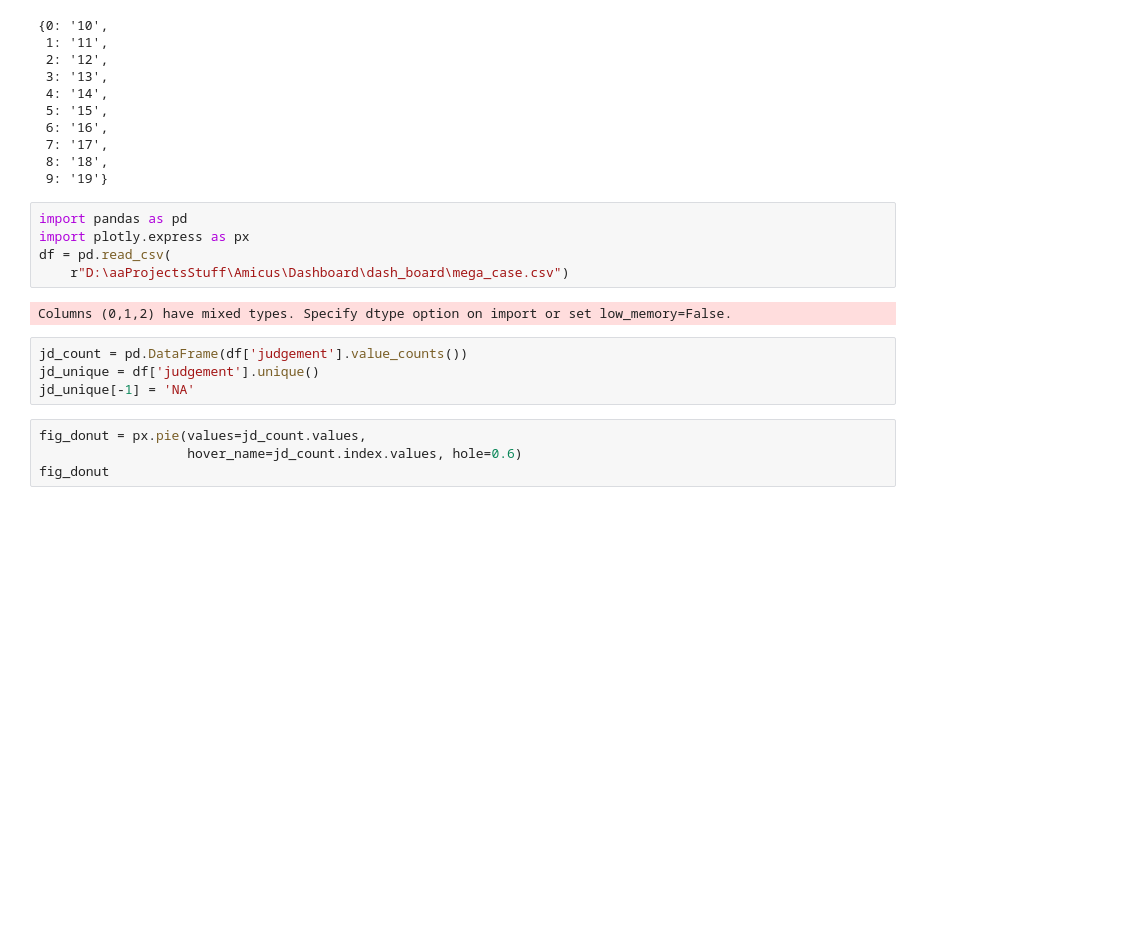
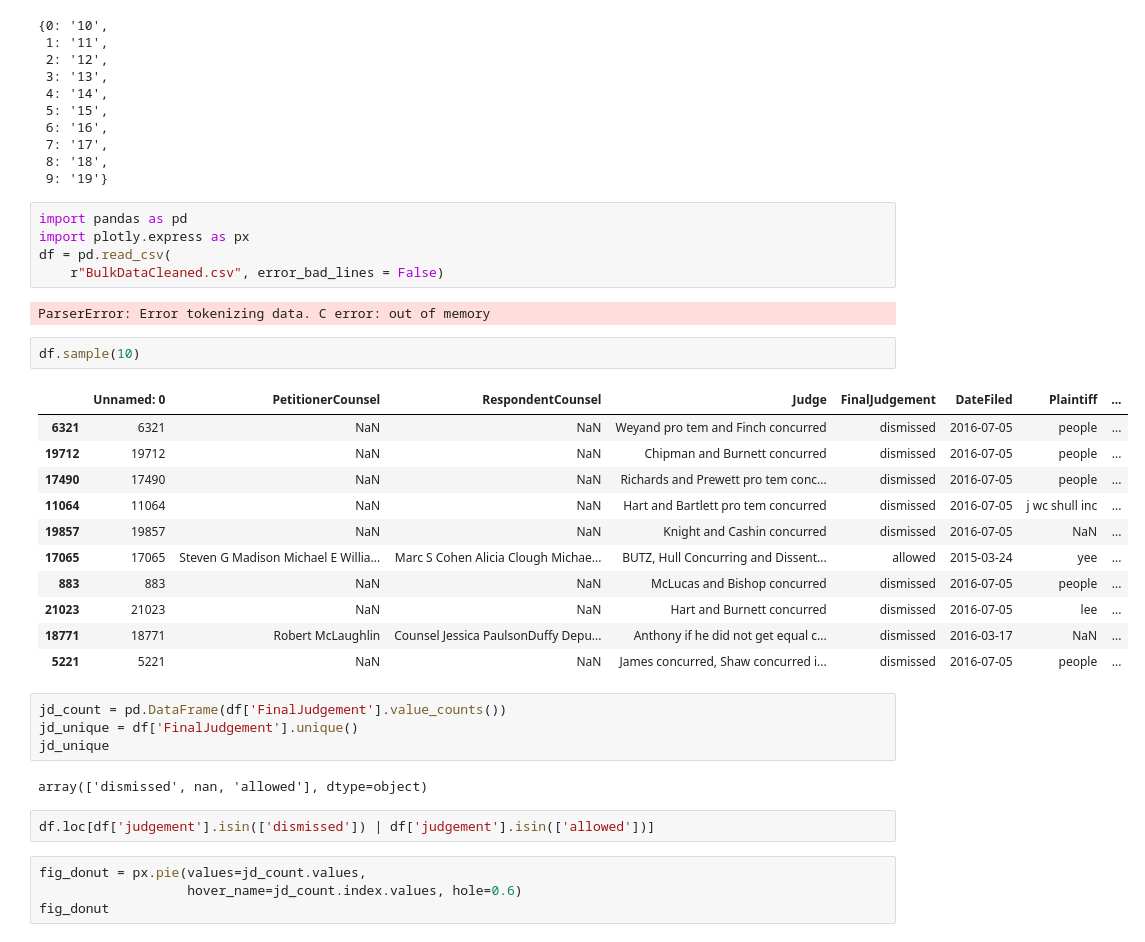
Before and after one commit to Paymanshus/Amicus, a Jupyter notebook: scratch.ipynb, the cells around one changed output. Drawn from its saved outputs; the diff is of its cells as text; blank space fills up the shorter version.

Commit message:
Server Error fixes, dashboard update

```diff
--- a/scratch.ipynb
+++ b/scratch.ipynb
@@ -18,13 +18,31 @@ dict
 import pandas as pd
 import plotly.express as px
 df = pd.read_csv(
-    r"D:\aaProjectsStuff\Amicus\Dashboard\dash_board\mega_case.csv")
+    r"BulkDataCleaned.csv", error_bad_lines = False)
 # %% [output]
-Columns (0,1,2) have mixed types. Specify dtype option on import or set low_memory=False.
+ParserError: Error tokenizing data. C error: out of memory
+# %%
+df.sample(10)
+# %% [output]
+|  | Unnamed: 0 | PetitionerCounsel | RespondentCounsel | Judge | FinalJudgement | DateFiled | Plaintiff | ... |
+| 6321 | 6321 | NaN | NaN | Weyand pro tem and Finch concurred | dismissed | 2016-07-05 | people | ... |
+| 19712 | 19712 | NaN | NaN | Chipman and Burnett concurred | dismissed | 2016-07-05 | people | ... |
+| 17490 | 17490 | NaN | NaN | Richards and Prewett pro tem conc... | dismissed | 2016-07-05 | people | ... |
+| 11064 | 11064 | NaN | NaN | Hart and Bartlett pro tem concurred | dismissed | 2016-07-05 | j wc shull inc | ... |
+| 19857 | 19857 | NaN | NaN | Knight and Cashin concurred | dismissed | 2016-07-05 | NaN | ... |
+| 17065 | 17065 | Steven G Madison Michael E Willia... | Marc S Cohen Alicia Clough Michae... | BUTZ, Hull Concurring and Dissent... | allowed | 2015-03-24 | yee | ... |
+| 883 | 883 | NaN | NaN | McLucas and Bishop concurred | dismissed | 2016-07-05 | people | ... |
+| 21023 | 21023 | NaN | NaN | Hart and Burnett concurred | dismissed | 2016-07-05 | lee | ... |
+| 18771 | 18771 | Robert McLaughlin | Counsel Jessica PaulsonDuffy Depu... | Anthony if he did not get equal c... | dismissed | 2016-03-17 | NaN | ... |
+| 5221 | 5221 | NaN | NaN | James concurred, Shaw concurred i... | dismissed | 2016-07-05 | people | ... |
 # %%
-jd_count = pd.DataFrame(df['judgement'].value_counts())
-jd_unique = df['judgement'].unique()
-jd_unique[-1] = 'NA'
+jd_count = pd.DataFrame(df['FinalJudgement'].value_counts())
+jd_unique = df['FinalJudgement'].unique()
+jd_unique
+# %% [output]
+array(['dismissed', nan, 'allowed'], dtype=object)
+# %%
+df.loc[df['judgement'].isin(['dismissed']) | df['judgement'].isin(['allowed'])]
 # %%
 fig_donut = px.pie(values=jd_count.values,
                    hover_name=jd_count.index.values, hole=0.6)
```
Also changed, not shown: parts of 14 cells of this notebook, 7 other files.
